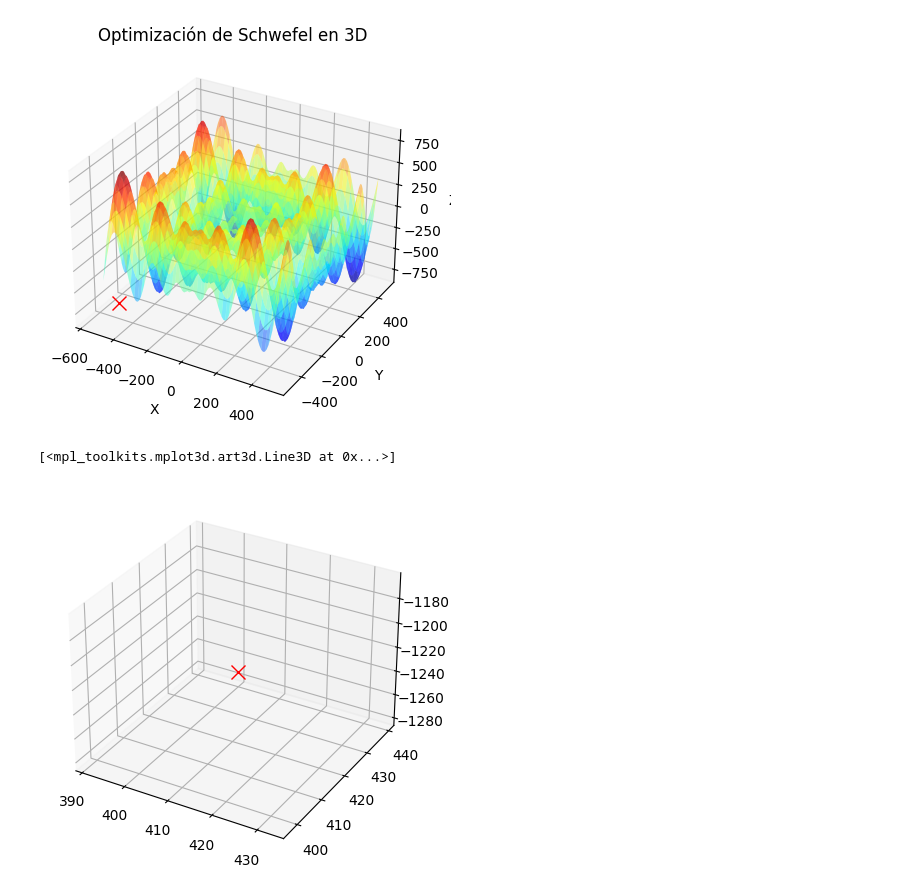
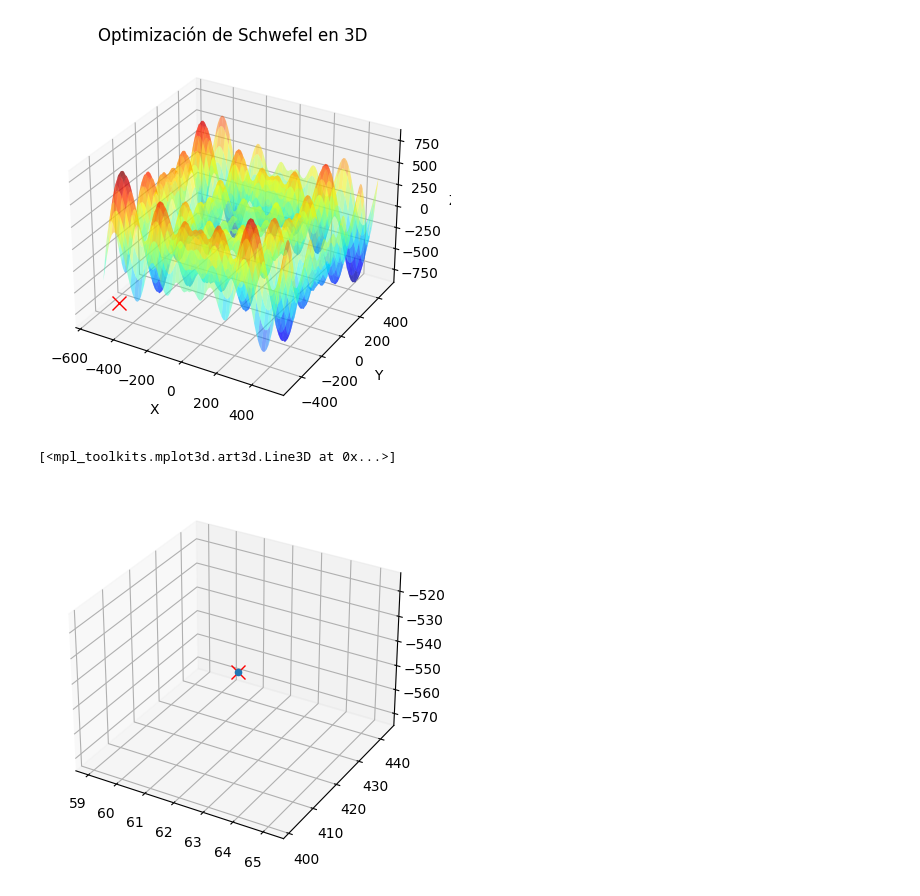
Before and after one commit to Jcortes99/NeuronalNetworksFirstWork, a Jupyter notebook: Punto1/schwefel.ipynb, the cells around one changed output. Cells and saved outputs as stored; diff of their text form; code cells hidden in the pictures.

```diff
--- a/Punto1/schwefel.ipynb
+++ b/Punto1/schwefel.ipynb
@@ -90,9 +90,10 @@ plt.show()
 # %%
 # Visualizar la función y la trayectoria de optimización en 3D
 fig = plt.figure()
 ax = fig.add_subplot(111, projection='3d')
+img = ax.scatter([x_opt_3d[0]], [x_opt_3d[1]], [y_opt_3d], cmap='jet')
 
 ax.plot([x_opt_3d[0]], [x_opt_3d[1]], [y_opt_3d], 'rx', markersize=10)
 # %% [output]
 [<mpl_toolkits.mplot3d.art3d.Line3D at 0x...>]
-[figure, old version]
+[figure, new version]
```
